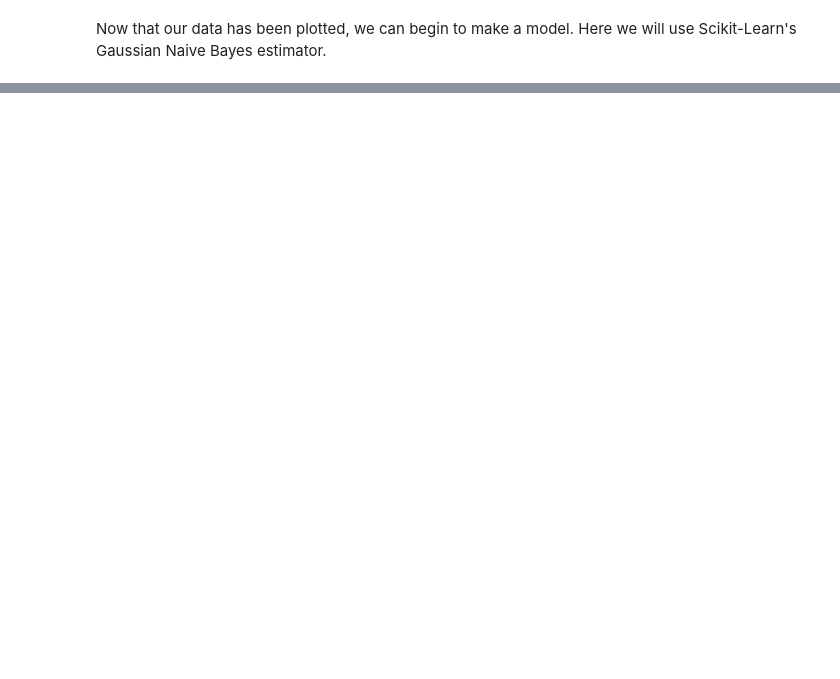
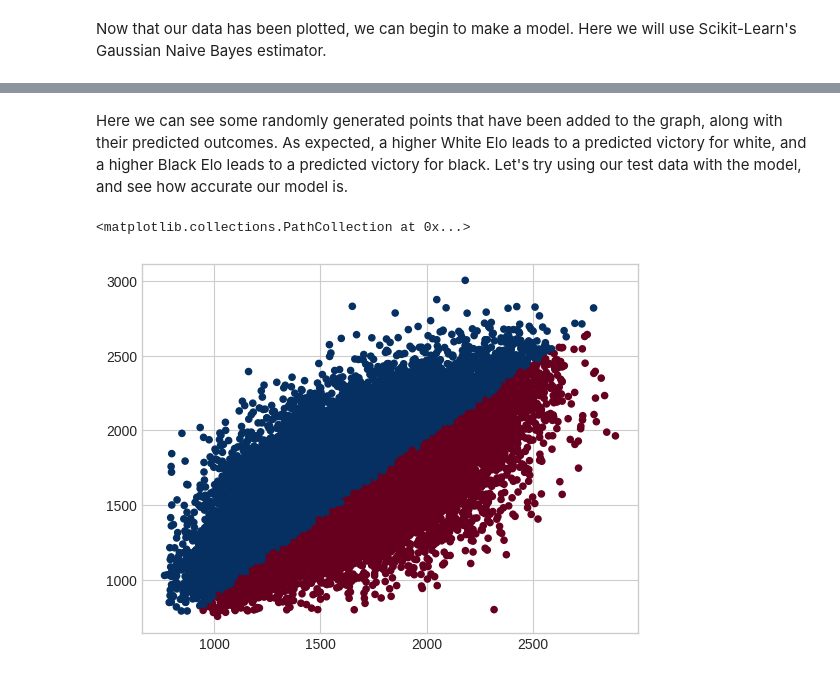
Before and after one commit to stuart2307/Data-Science-Portfolio, a Jupyter notebook: Gaussian Naive Bayes.ipynb, the cells around one changed output, grey strips where cells are left out. Cells and saved outputs as stored; diff of their text form; code cells hidden in the pictures; blank space fills up the shorter version.

```diff
--- a/Gaussian Naive Bayes.ipynb
+++ b/Gaussian Naive Bayes.ipynb
@@ -54,0 +79,9 @@ from sklearn.naive_bayes import GaussianNB
+# %% [markdown]
+Here we can see some randomly generated points that have been added to the graph, along with their predicted outcomes. As expected, a higher White Elo leads to a predicted victory for white, and a higher Black Elo leads to a predicted victory for black. Let's try using our test data with the model, and see how accurate our model is.
+# %%
+testData = np.column_stack((test_black_elo, test_white_elo))
+predicted = model.predict(testData)
+plt.scatter(testData[:, 0], testData[:, 1], c=predicted, s=20, cmap='RdBu', alpha=1)
+# %% [output]
+<matplotlib.collections.PathCollection at 0x...>
+[figure, added]
```
Also changed, not shown: parts of 7 cells of this notebook.
